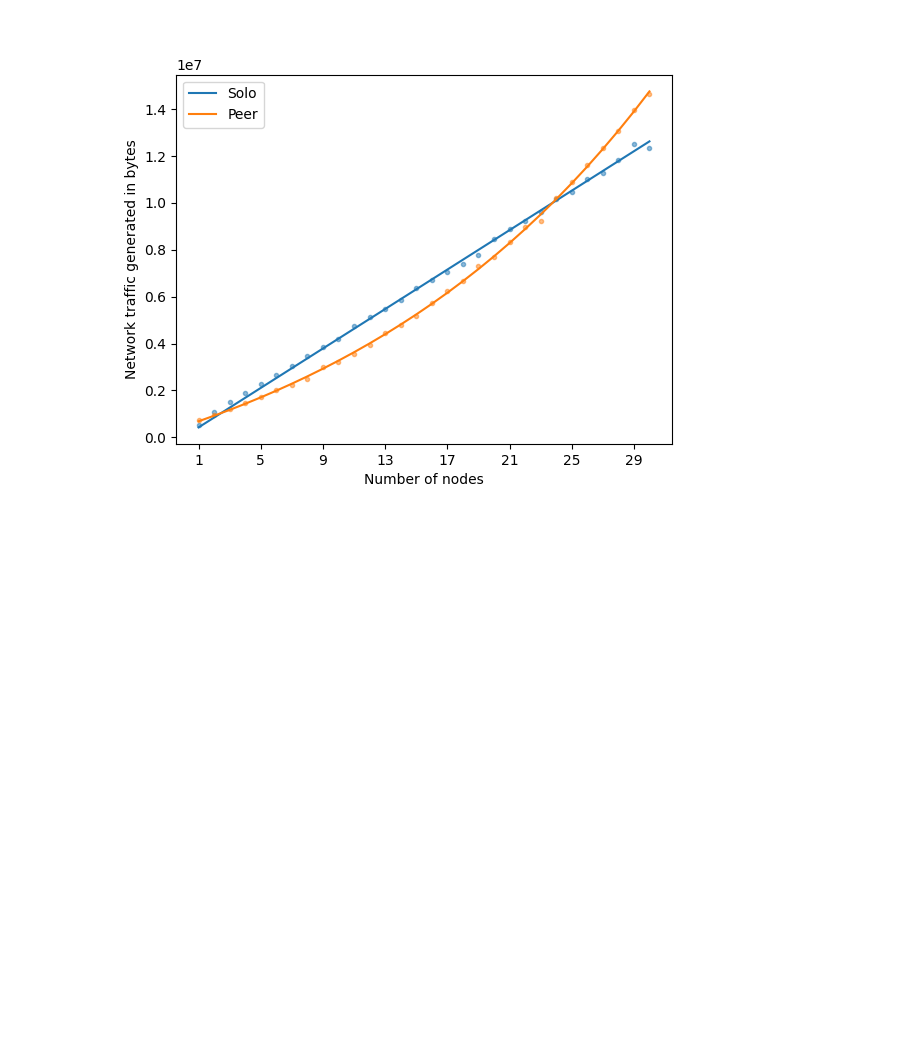
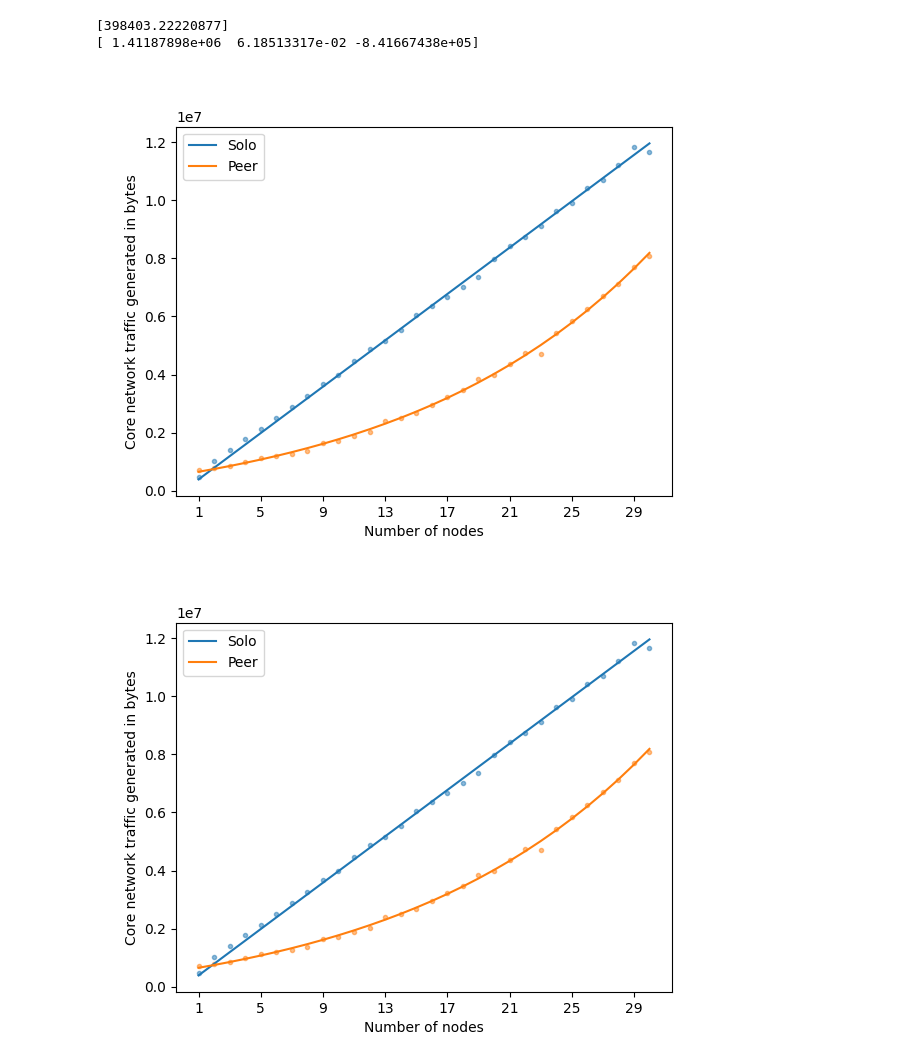
Before and after one commit to nan-af/sproj, a Jupyter notebook: data/data.ipynb, the cells around one changed output. Cells and saved outputs as stored; diff of their text form; code cells hidden in the pictures; blank space fills up the shorter version.

Commit message:
Created "core network traffic" graphs

```diff
--- a/data/data.ipynb
+++ b/data/data.ipynb
@@ -47,6 +47,8 @@ for size, data in solo_raw_stats.items():
         for intf in x['stats']['s1']:
             if '-eth' not in intf['ifname']:
                 continue
+            if 's19' in intf['ifname']:
+                continue
 
             # tx_bytes_total+=intf['stats64']['tx']['bytes']
             rx_bytes_total += intf['stats64']['rx']['bytes']
@@ -78,6 +80,8 @@ for size, data in peer_raw_stats.items():
         for intf in x['stats']['s1']:
             if '-eth' not in intf['ifname']:
                 continue
+            if 's19' in intf['ifname']:
+                continue
 
             # tx_bytes_total+=intf['stats64']['tx']['bytes']
             rx_bytes_total += intf['stats64']['rx']['bytes']
@@ -96,34 +100,41 @@ def lin_fit_with_c(x, m, c):
 
 
 def exp_fit(x, a, b, c):
-    return a * np.exp(-b * x) + c
+    return a * np.exp(b * x) + c
 # %%
 solo_rx = solo_stats[1000]['rx']
 peer_rx = peer_stats[1000]['rx']
 
 fig = plt.figure('rx')
 plt.clf()
 
 plt.scatter(range(1, max_nodes+1), solo_rx, marker='.', alpha=0.5)
 plt.scatter(range(1, max_nodes+1), peer_rx, marker='.', alpha=0.5)
 
 solo_popt, solo_pcov = curve_fit(lin_fit, range(1, max_nodes+1), solo_rx)
+print(solo_popt)
 peer_popt, peer_pcov = curve_fit(exp_fit, range(1, max_nodes+1), peer_rx)
+print(peer_popt)
 
 plt.plot(range(1, max_nodes+1),
          lin_fit(range(1, max_nodes+1), *solo_popt), label='Solo')
 plt.plot(range(1, max_nodes+1),
          exp_fit(range(1, max_nodes+1), *peer_popt), label='Peer')
 
 plt.xticks(range(1, max_nodes+1, 4))
 plt.legend()
 plt.xlabel('Number of nodes')
-plt.ylabel('Network traffic generated in bytes')
+plt.ylabel('Core network traffic generated in bytes')
 
 fig.canvas.header_visible = False
 display(fig.canvas)
+
+plt.savefig('traffic_core_20hop.pdf')
 # %% [output]
+[398403.22220877]
+[ 1.41187898e+06  6.18513317e-02 -8.41667438e+05]
-[figure, old version]
+[figure, new version]
+[figure, added]
 # %%
 solo_server = solo_stats[1000]['server']
 peer_server = peer_stats[1000]['server']
```
Also changed, not shown: parts of 1 cell of this notebook.
